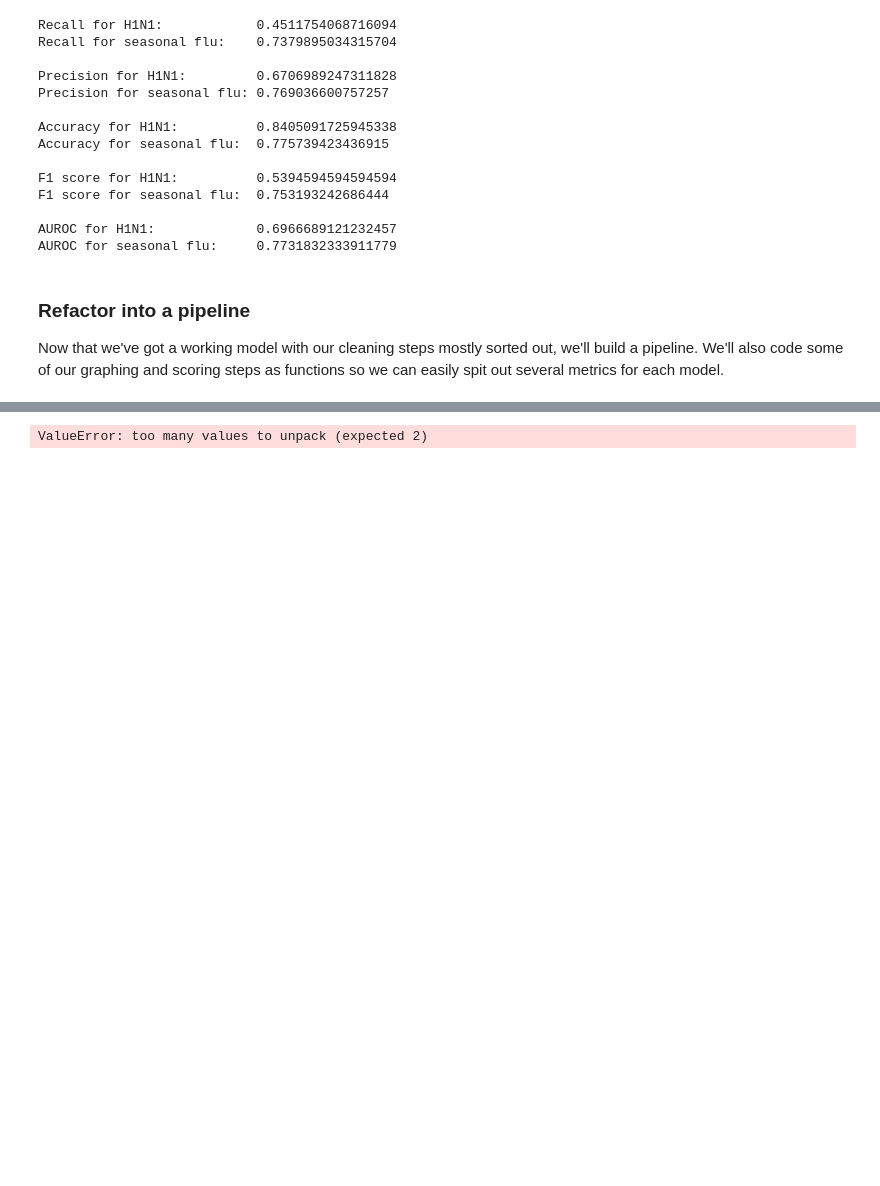
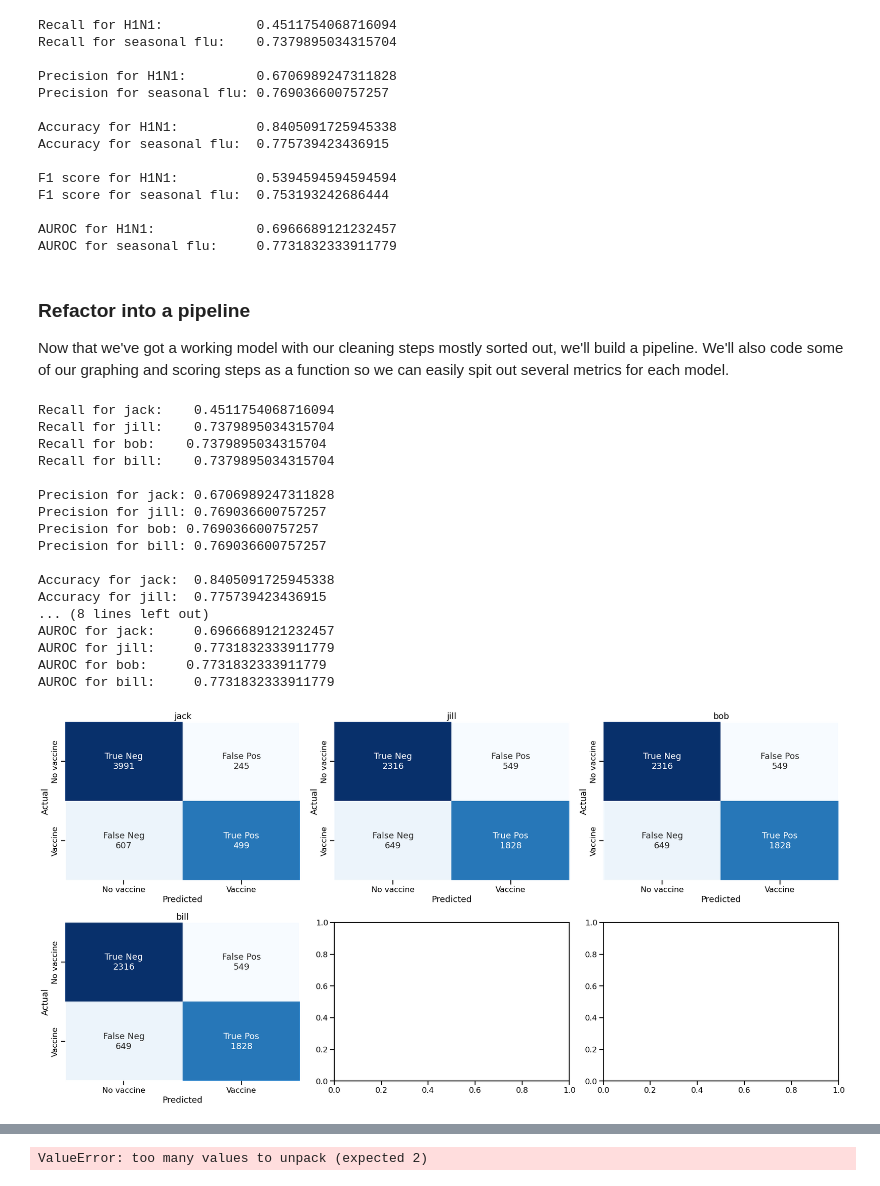
Before and after one commit to jeffbeech/Flu-Shot-Learning, a Jupyter notebook: matt notebook.ipynb, the cells around one changed output, grey strips where cells are left out. Cells and saved outputs as stored; diff of their text form; code cells hidden in the pictures; blank space fills up the shorter version.

Commit message:
added scoring function

```diff
--- a/matt notebook.ipynb
+++ b/matt notebook.ipynb
@@ -26,6 +26,7 @@ pd.set_option("display.max_columns", 50)
 %matplotlib inline
 
 random_state = 1232022
+model_scoring_dict = {}
 # %% [markdown]
 ### Importing the data
 
@@ -208,4 +207,4 @@ AUROC for seasonal flu:     0.7731832333911779
 # %% [markdown]
 ### Refactor into a pipeline
 
-Now that we've got a working model with our cleaning steps mostly sorted out, we'll build a pipeline. We'll also code some of our graphing and scoring steps as functions so we can easily spit out several metrics for each model.
+Now that we've got a working model with our cleaning steps mostly sorted out, we'll build a pipeline. We'll also code some of our graphing and scoring steps as a function so we can easily spit out several metrics for each model.
@@ -211,0 +371,21 @@ Now that we've got a working model with our cleaning steps mostly sorted out, we
+# %%
+all_metrics([y_test_h1n1, y_test_ssnl, y_test_ssnl, y_test_ssnl], [y_hat_h1n1, y_hat_ssnl, y_hat_ssnl, y_hat_ssnl], model_name=['jack','jill', 'bob', 'bill'])
+# %% [output]
+Recall for jack:    0.4511754068716094
+Recall for jill:    0.7379895034315704
+Recall for bob:    0.7379895034315704
+Recall for bill:    0.7379895034315704
+
+Precision for jack: 0.6706989247311828
+Precision for jill: 0.769036600757257
+Precision for bob: 0.769036600757257
+Precision for bill: 0.769036600757257
+
+Accuracy for jack:  0.8405091725945338
+Accuracy for jill:  0.775739423436915
+... (8 lines left out)
+AUROC for jack:     0.6966689121232457
+AUROC for jill:     0.7731832333911779
+AUROC for bob:     0.7731832333911779
+AUROC for bill:     0.7731832333911779
+[figure, added]
```
Also changed, not shown: parts of 4 cells of this notebook.
